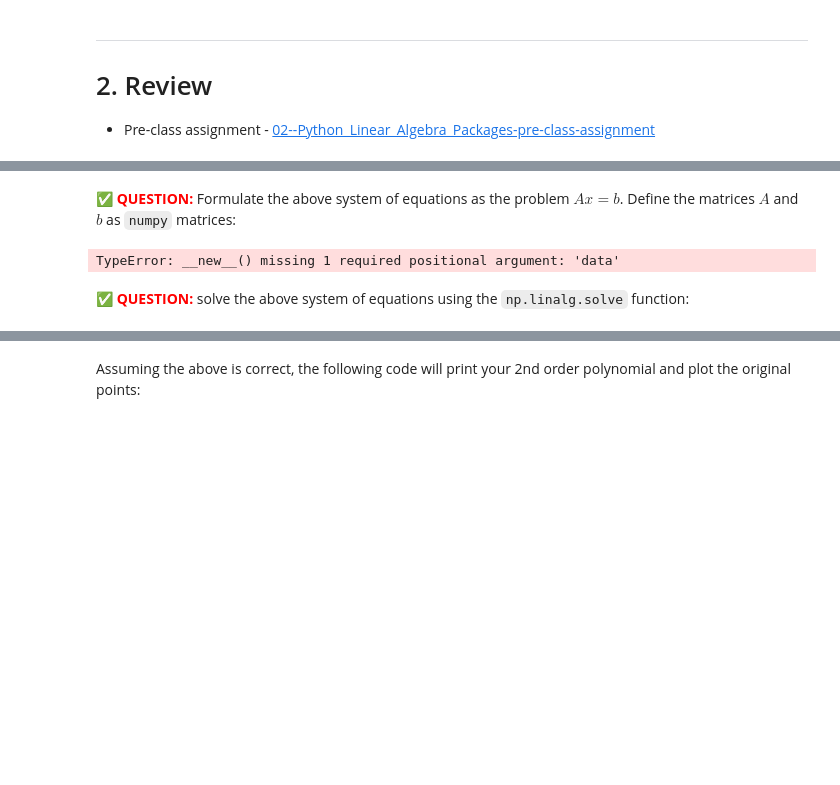
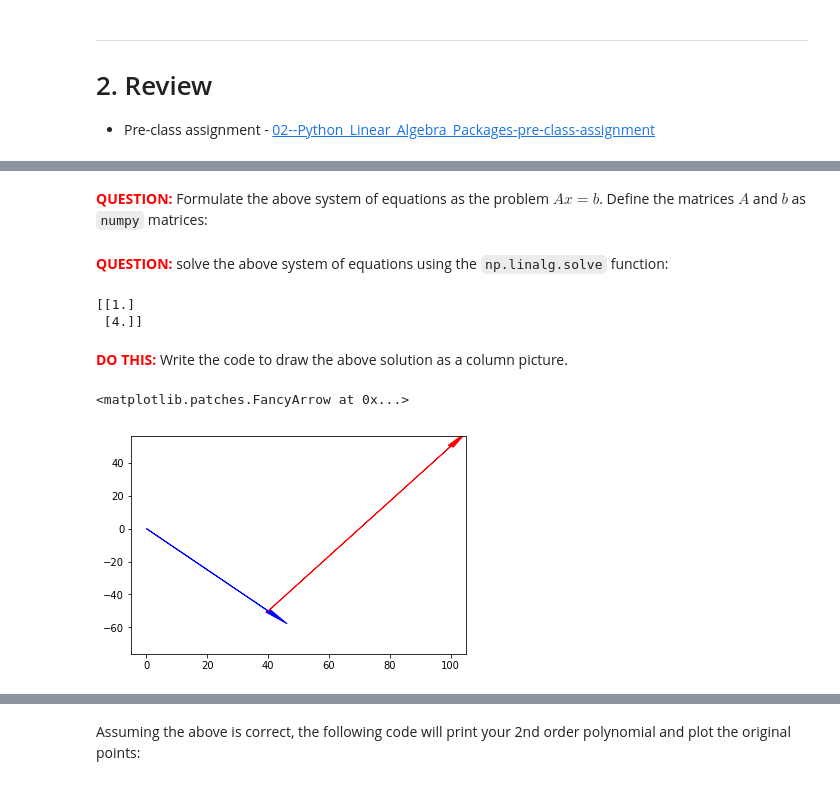
Before and after one commit to nicwigs/314, a Jupyter notebook: inclass/02-Linear_Algebra_and_Python-in-class-assignment.ipynb, the cells around one changed output, grey strips where cells are left out. Cells and saved outputs as stored; diff of their text form; code cells hidden in the pictures; blank space fills up the shorter version.

````diff
--- a/inclass/02-Linear_Algebra_and_Python-in-class-assignment.ipynb
+++ b/inclass/02-Linear_Algebra_and_Python-in-class-assignment.ipynb
@@ -142,12 +154,33 @@ Remember the following set of equations from the mass weight example:
 $$40A + 15B = 100$$
 $$25B = 50 + 50A$$
 # %% [markdown]
-&#9989; <font color=red>**QUESTION:**</font>  Formulate the above system of equations as the problem $Ax=b$. Define the matrices $A$ and $b$ as ```numpy``` matrices:
+<font color=red>**QUESTION:**</font>  Formulate the above system of equations as the problem $Ax=b$. Define the matrices $A$ and $b$ as ```numpy``` matrices:
 # %%
 #Put your code here
-A = np.matrix()
-b = np.matrix()
+A = np.matrix([[40,15],[-50,25]])
+b = np.matrix([[100],[50]])
-# %% [output]
-TypeError: __new__() missing 1 required positional argument: 'data'
 # %% [markdown]
-&#9989; <font color=red>**QUESTION:**</font>  solve the above system of equations using the ```np.linalg.solve``` function:
+<font color=red>**QUESTION:**</font>  solve the above system of equations using the ```np.linalg.solve``` function:
+# %%
+x = np.linalg.solve(A,b)
+print(x)
+# %% [output]
+[[1.]
+ [4.]]
+# %% [markdown]
+ <font color=red>**DO THIS:**</font> Write the code to draw the above solution as a column picture.
+# %%
+c = 1
+b = 4
+#hack to inicialize bounds of plot (need this to get the arrows to work?)
+plt.plot(0,-70)
+plt.plot(100,50)
+
+# Plot the first arrow
+plt.arrow(0, 0, c*40, c*-50,head_width=2, head_length=10, fc='blue', ec='blue')
+
+#Plot the second arrow starting at the end of the first
+plt.arrow(c*40, c*-50, b*15, b*25, head_width=2, head_length=10, fc='red', ec='red')
+# %% [output]
+<matplotlib.patches.FancyArrow at 0x...>
+[figure, added]
````
Also changed, not shown: parts of 25 cells of this notebook, 1 other file.
